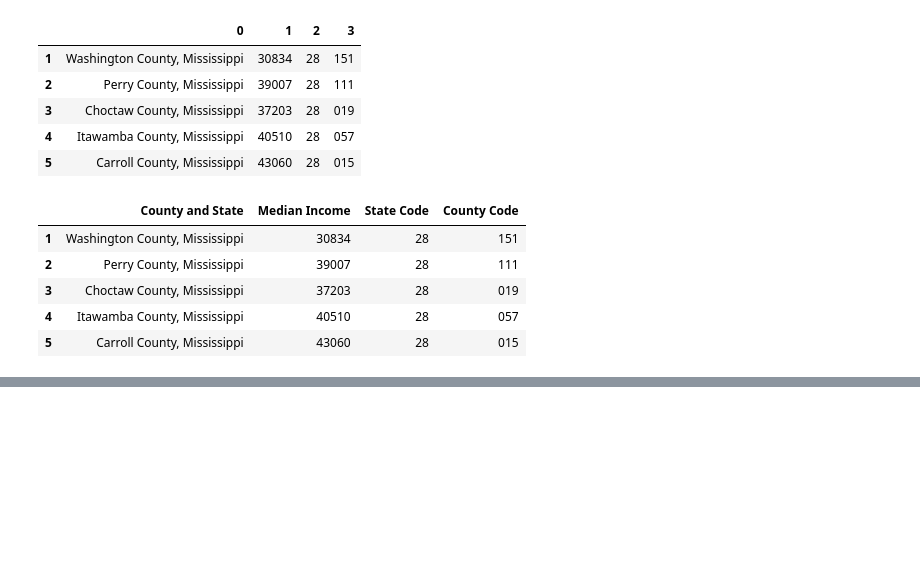
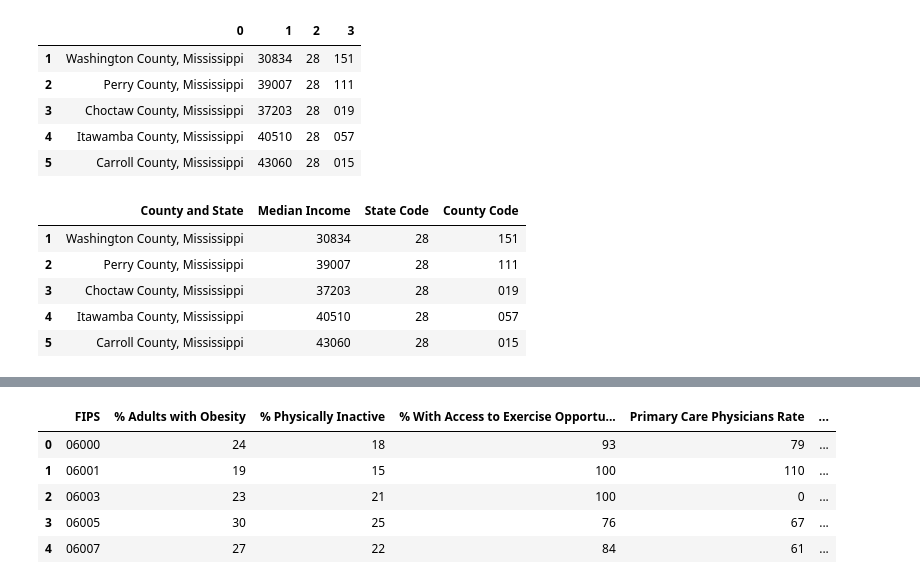
Before and after one commit to katrinan029/project-movat, a Jupyter notebook: Project code.ipynb, the cells around one changed output, grey strips where cells are left out. Drawn from its saved outputs; the diff is of its cells as text; code cells hidden in the pictures; blank space fills up the shorter version.

```diff
--- a/Project code.ipynb
+++ b/Project code.ipynb
@@ -125,0 +174,12 @@ df =
+# %%
+# Replacing the formatted FIPS column to the DataFrame
+
+state_health_df["FIPS"] = FIPS_df
+state_health_df.head()
+# %% [output]
+|  | FIPS | % Adults with Obesity | % Physically Inactive | % With Access to Exercise Opportu... | Primary Care Physicians Rate | ... |
+| 0 | 06000 | 24 | 18 | 93 | 79 | ... |
+| 1 | 06001 | 19 | 15 | 100 | 110 | ... |
+| 2 | 06003 | 23 | 21 | 100 | 0 | ... |
+| 3 | 06005 | 30 | 25 | 76 | 67 | ... |
+| 4 | 06007 | 27 | 22 | 84 | 61 | ... |
```
Also changed, not shown: parts of 24 cells of this notebook.
